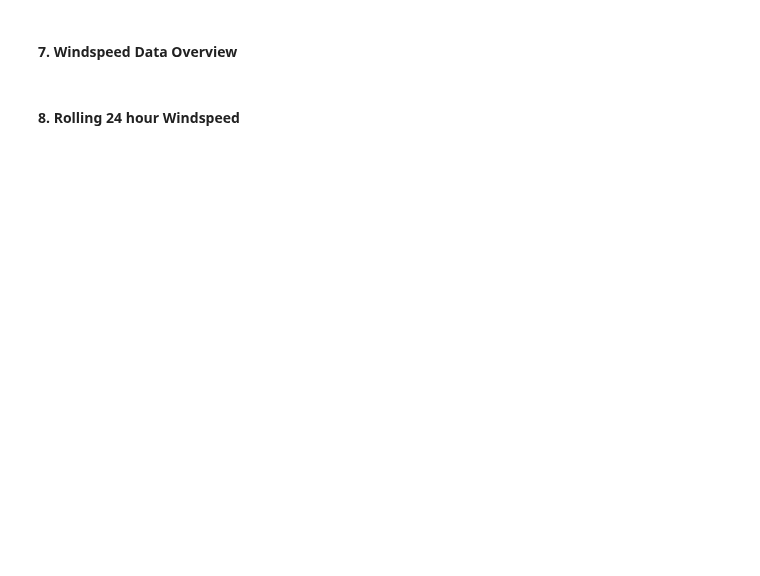
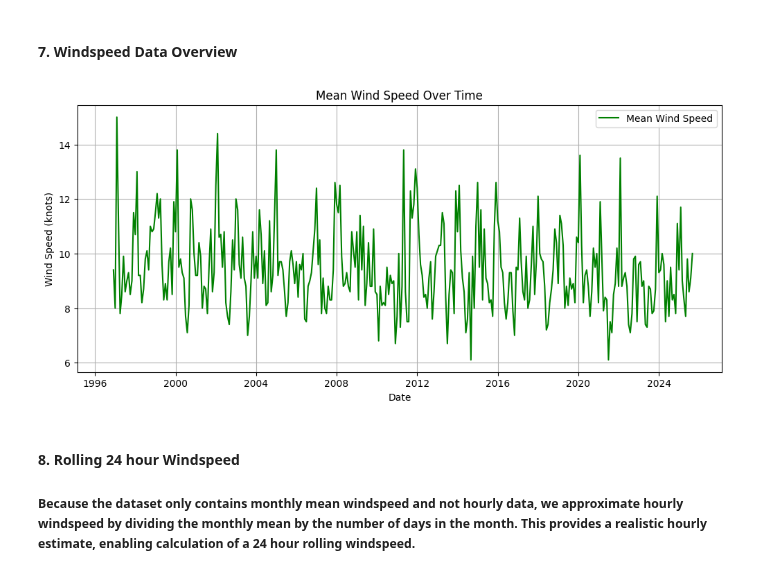
Before and after one commit to p-sav/PFDA, a Jupyter notebook: Assignments/Week-6/assignment_6_Weather.ipynb, the cells around one changed output. Drawn from its saved outputs; the diff is of its cells as text; code cells hidden in the pictures; blank space fills up the shorter version.

```diff
--- a/Assignments/Week-6/assignment_6_Weather.ipynb
+++ b/Assignments/Week-6/assignment_6_Weather.ipynb
@@ -139,4 +152,17 @@ plt.show()
 # %% [markdown]
 #### 7. Windspeed Data Overview
+# %%
+
+plt.figure(figsize=(12,5))
+plt.plot(df['date'], df['wdsp'], label="Mean Wind Speed", color='green')
+plt.title("Mean Wind Speed Over Time")
+plt.xlabel("Date")
+plt.ylabel("Wind Speed (knots)")
+plt.grid(True)
+plt.legend()
+plt.show()
+# %% [output]
+[figure, added]
 # %% [markdown]
 #### 8. Rolling 24 hour Windspeed
+##### Because the dataset only contains monthly mean windspeed and not hourly data, we approximate hourly windspeed by dividing the monthly mean by the number of days in the month. This provides a realistic hourly estimate, enabling calculation of a 24 hour rolling windspeed.
```
Also changed, not shown: parts of 6 cells of this notebook, 1 other file.
